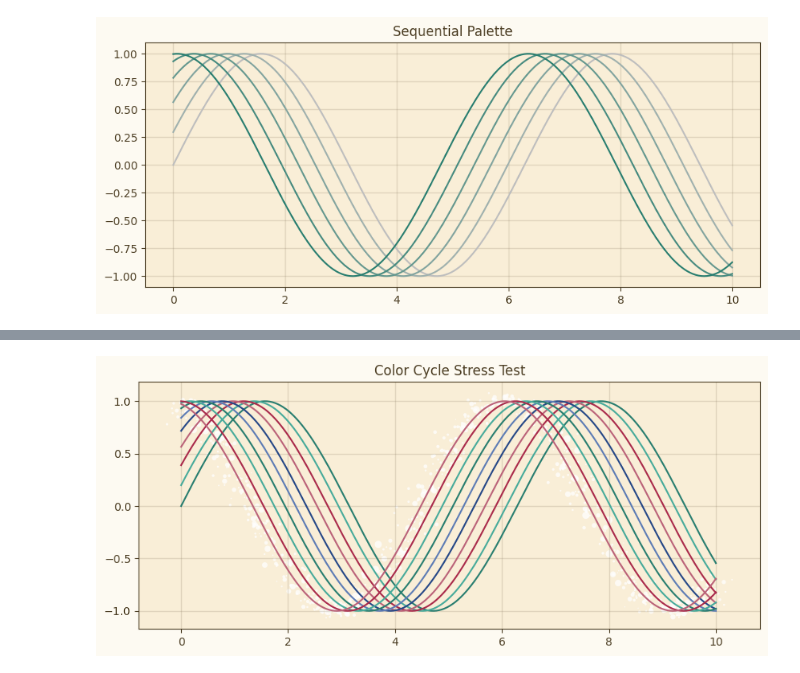
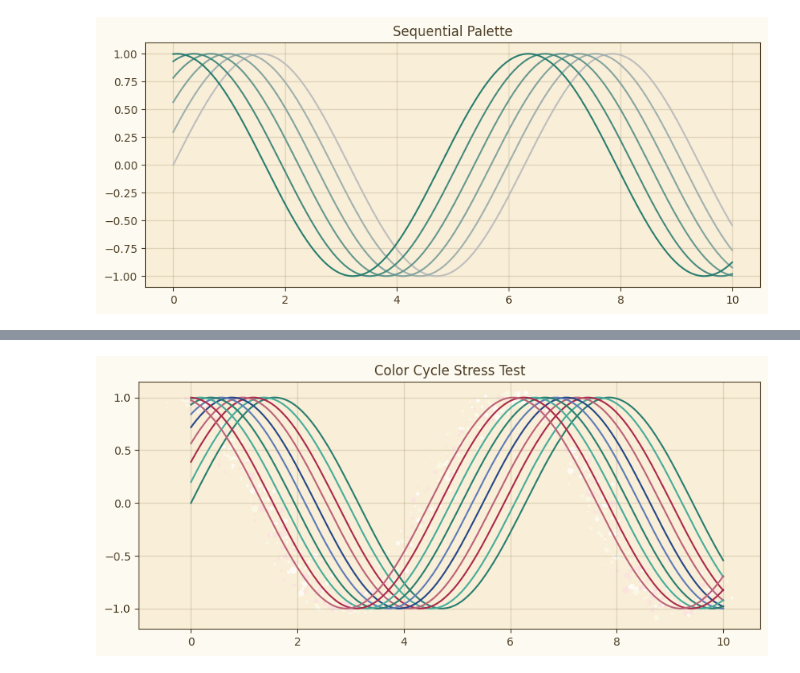
Before and after one commit to jesseheckman/paradisaea-apoda, a Jupyter notebook: notebooks/pallette_tester.ipynb, the cells around one changed output, grey strips where cells are left out. Drawn from its saved outputs; the diff is of its cells as text; code cells hidden in the pictures.

```diff
--- a/notebooks/pallette_tester.ipynb
+++ b/notebooks/pallette_tester.ipynb
@@ -86,19 +86,19 @@ plt.show()
 # %%
 style.apply(
     schema,
     palette="ordinal",
 )
 
 plt.figure()
 
 for i in range(10):
     plt.plot(x, np.sin(x + i * 0.2))
 
 plt.title("Color Cycle Stress Test")
-ap.sparkle(color=["white", "#7dd3fc", "#c084fc"])
+ap.sparkle(color=["white", "#fafae7", "#fce1e1"])
 plt.show()
 # %% [output]
-[figure, old version]
+[figure, new version]
 # %%
 style.apply(schema)
 
```
Also changed, not shown: parts of 4 cells of this notebook.
